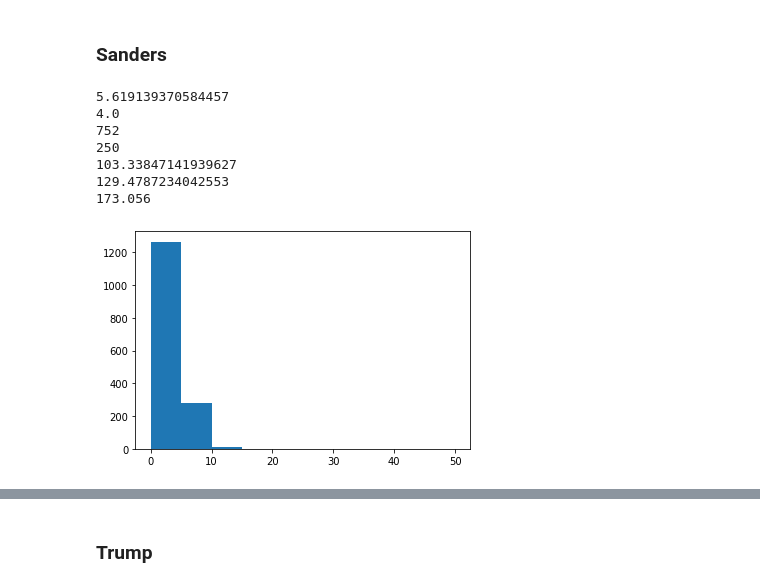
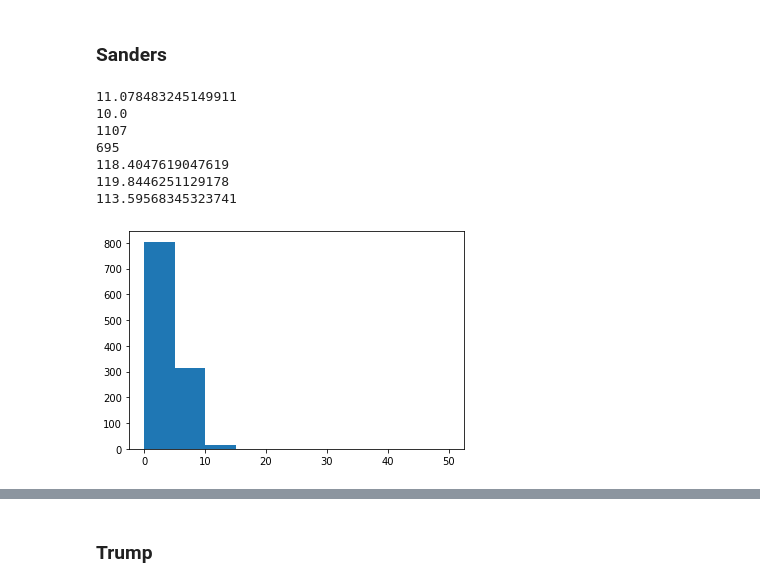
Before and after one commit to SourabhChakraborty/undergrad_thesis, a Jupyter notebook: politics_comment_similarities.ipynb, the cells around one changed output, grey strips where cells are left out. Saved outputs shown, nothing was run; the diff lists cells and outputs as text; code cells hidden in the pictures.

```diff
--- a/politics_comment_similarities.ipynb
+++ b/politics_comment_similarities.ipynb
@@ -1289,6 +1090,0 @@ print(len(set(most_similar_user_svd_m[clinton_user_indices]).intersection(clinto
-# %%
-sanders_sanders_sims_m = []
-
-for i in range(len(sanders_user_indices)):
-    for j in range(i+1, len(sanders_user_indices)):
-        sanders_sanders_sims_m.append(svd_cosine_sims_m[i,j])
@@ -1300,6 +1090,0 @@ plt.show()
-# %%
-trump_trump_sims_m = []
-
-for i in range(len(trump_user_indices)):
-    for j in range(i+1, len(trump_user_indices)):
-        trump_trump_sims_m.append(svd_cosine_sims_m[i,j])
@@ -1311,6 +1090,0 @@ plt.show()
-# %%
-clinton_clinton_sims_m = []
-
-for i in range(len(clinton_user_indices)):
-    for j in range(i+1, len(clinton_user_indices)):
-        clinton_clinton_sims_m.append(svd_cosine_sims_m[i,j])
@@ -1327,5 +1090,0 @@ plt.show()
-# %%
-most_similar_50_users_svd_m = np.zeros((subreddit_tfidf.shape[0],50), dtype = np.int32)
-
-for i in range(subreddit_tfidf.shape[0]):
-    most_similar_50_users_svd_m[i] = np.flip(np.argsort(svd_cosine_sims_m[i])[-50:])
@@ -1410,23 +1093,23 @@ plt.show()
 # %% [markdown]
 ### Sanders
 # %%
-print(np.mean([len(most_similar_50_set_m[i].intersection(sanders_user_indices)) for i in sanders_user_indices]))
-print(np.median([len(most_similar_50_set_m[i].intersection(sanders_user_indices)) for i in sanders_user_indices]))
-print(sum([1 for i in sanders_user_indices if len(most_similar_50_set_m[i].intersection(sanders_user_indices)) >= 5]))
-print(sum([1 for i in sanders_user_indices if len(most_similar_50_set_m[i].intersection(sanders_user_indices)) >= 10]))
+print(np.mean([len(most_similar_50_set[i].intersection(sanders_user_indices)) for i in sanders_user_indices]))
+print(np.median([len(most_similar_50_set[i].intersection(sanders_user_indices)) for i in sanders_user_indices]))
+print(sum([1 for i in sanders_user_indices if len(most_similar_50_set[i].intersection(sanders_user_indices)) >= 5]))
+print(sum([1 for i in sanders_user_indices if len(most_similar_50_set[i].intersection(sanders_user_indices)) >= 10]))
 print(np.mean([num_sanders[author_names[i]] for i in sanders_user_indices]))
-print(np.mean([num_sanders[author_names[i]] for i in sanders_user_indices if len(most_similar_50_set_m[i].intersection(sanders_user_indices)) >= 5]))
-print(np.mean([num_sanders[author_names[i]] for i in sanders_user_indices if len(most_similar_50_set_m[i].intersection(sanders_user_indices)) >= 10]))
+print(np.mean([num_sanders[author_names[i]] for i in sanders_user_indices if len(most_similar_50_set[i].intersection(sanders_user_indices)) >= 5]))
+print(np.mean([num_sanders[author_names[i]] for i in sanders_user_indices if len(most_similar_50_set[i].intersection(sanders_user_indices)) >= 10]))
 
-plt.hist([len(most_similar_50_set_m[i].intersection(trump_user_indices)) for i in sanders_user_indices], range = (0,50))
+plt.hist([len(most_similar_50_set[i].intersection(trump_user_indices)) for i in sanders_user_indices], range = (0,50))
 plt.show()
 # %% [output]
-5.619139370584457
-4.0
-752
-250
-103.33847141939627
-129.4787234042553
-173.056
+11.078483245149911
+10.0
+1107
+695
+118.4047619047619
+119.8446251129178
+113.59568345323741
-[figure, old version]
+[figure, new version]
 # %%
```
Also changed, not shown: parts of 93 cells of this notebook.
